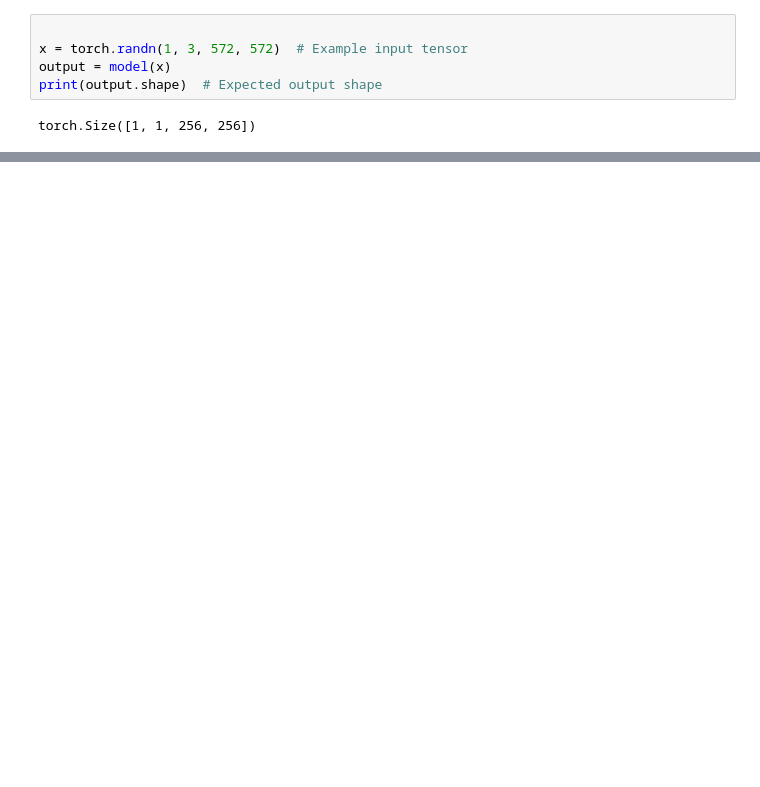
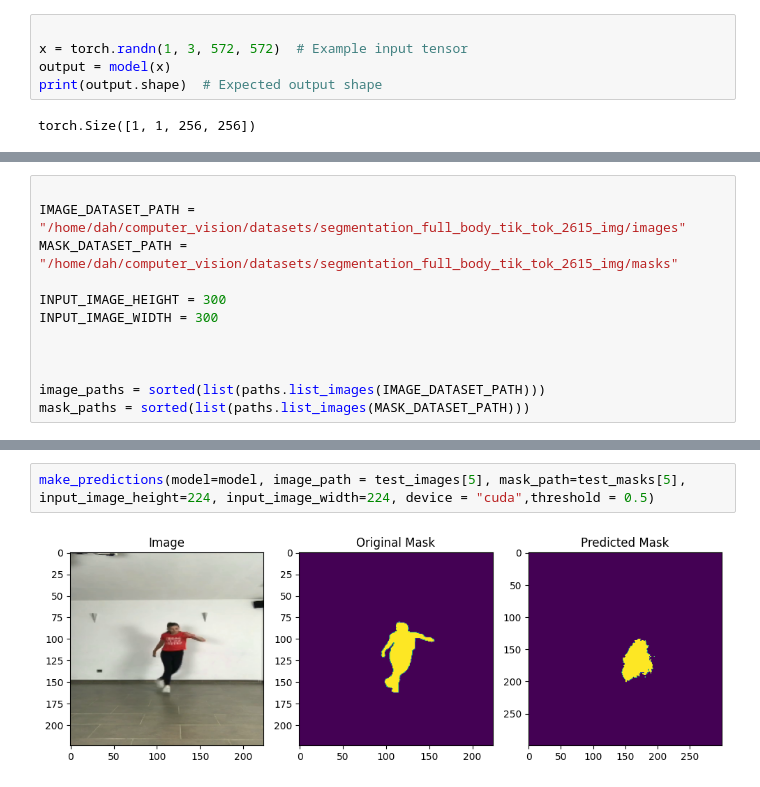
Before and after one commit to dahsie/unet, a Jupyter notebook: notebook/test.ipynb, the cells around one changed output, grey strips where cells are left out. Saved outputs shown, nothing was run; the diff lists cells and outputs as text; blank space fills up the shorter version.

```diff
--- a/notebook/test.ipynb
+++ b/notebook/test.ipynb
@@ -125,0 +146,12 @@ torch.Size([1, 1, 256, 256])
+# %%
+
+IMAGE_DATASET_PATH = "/home/dah/computer_vision/datasets/segmentation_full_body_tik_tok_2615_img/images"
+MASK_DATASET_PATH = "/home/dah/computer_vision/datasets/segmentation_full_body_tik_tok_2615_img/masks"
+
+INPUT_IMAGE_HEIGHT = 300
+INPUT_IMAGE_WIDTH = 300
+
+
+
+image_paths = sorted(list(paths.list_images(IMAGE_DATASET_PATH)))
+mask_paths = sorted(list(paths.list_images(MASK_DATASET_PATH)))
@@ -125,0 +262,4 @@ torch.Size([1, 1, 256, 256])
+# %%
+make_predictions(model=model, image_path = test_images[5], mask_path=test_masks[5], input_image_height=224, input_image_width=224, device = "cuda",threshold = 0.5)
+# %% [output]
+[figure, added]
```
Also changed, not shown: parts of 20 cells of this notebook.
